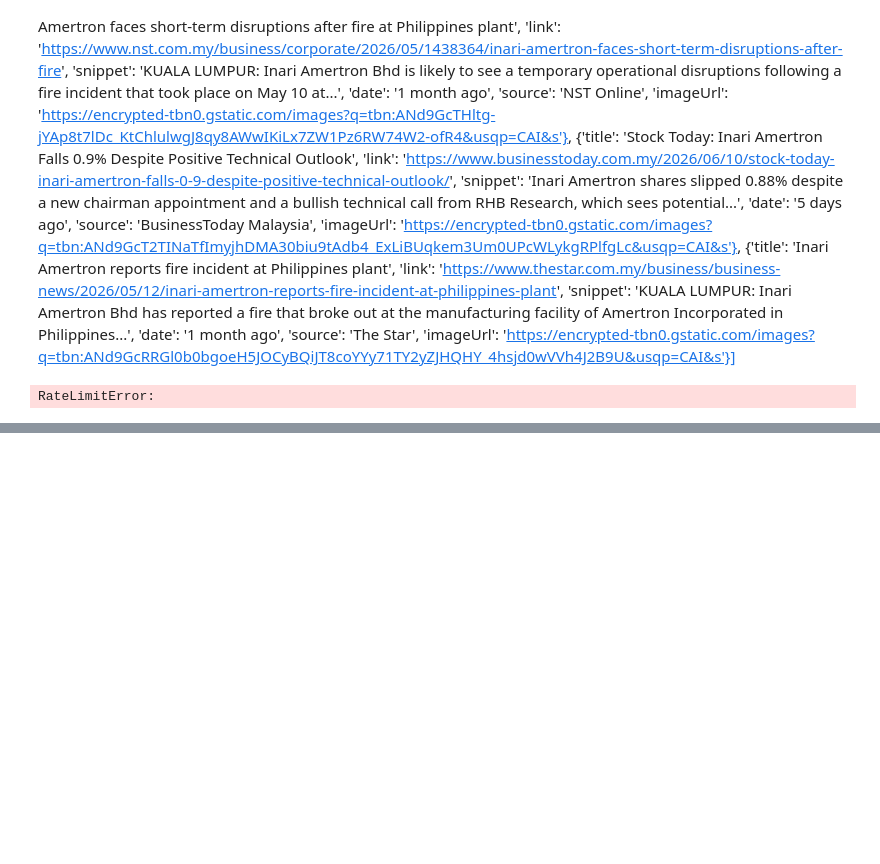
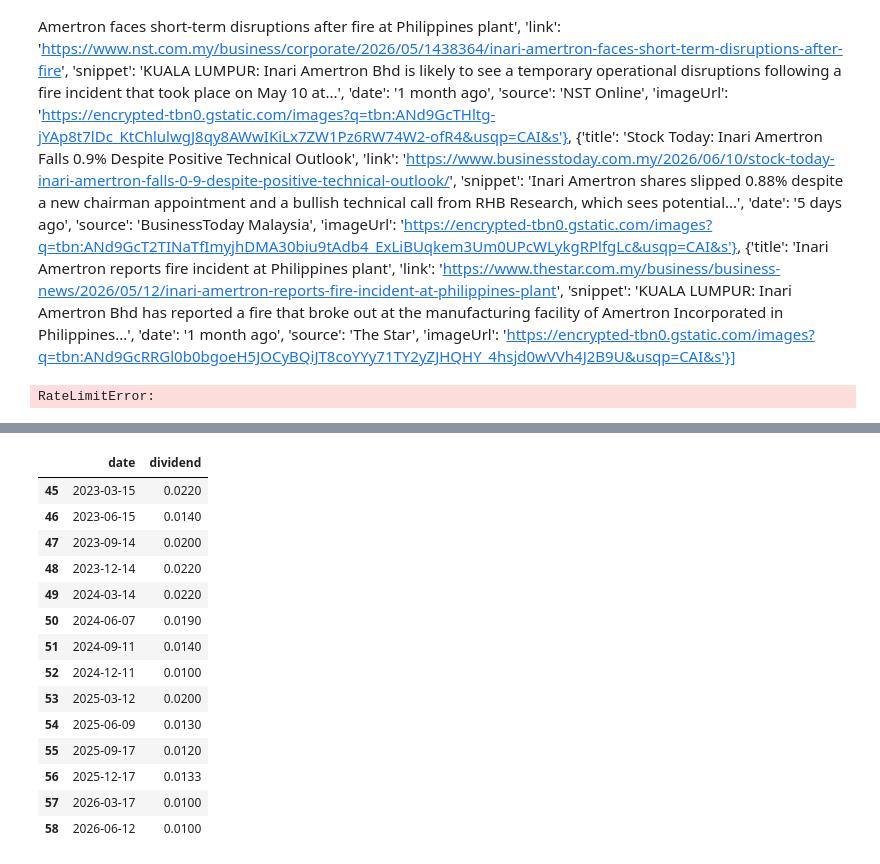
Before and after one commit to yeeislazy/stock_price_prediction, a Jupyter notebook: notebooks/test.ipynb, the cells around one changed output, grey strips where cells are left out. Cells and saved outputs as stored; diff of their text form; code cells hidden in the pictures; blank space fills up the shorter version.

```diff
--- a/notebooks/test.ipynb
+++ b/notebooks/test.ipynb
@@ -870,0 +989,19 @@ RateLimitError:
+# %%
+dividend_df = dividend_df[dividend_df["date"] >= pd.to_datetime("2023-01-01")]
+dividend_df
+# %% [output]
+|  | date | dividend |
+| 45 | 2023-03-15 | 0.0220 |
+| 46 | 2023-06-15 | 0.0140 |
+| 47 | 2023-09-14 | 0.0200 |
+| 48 | 2023-12-14 | 0.0220 |
+| 49 | 2024-03-14 | 0.0220 |
+| 50 | 2024-06-07 | 0.0190 |
+| 51 | 2024-09-11 | 0.0140 |
+| 52 | 2024-12-11 | 0.0100 |
+| 53 | 2025-03-12 | 0.0200 |
+| 54 | 2025-06-09 | 0.0130 |
+| 55 | 2025-09-17 | 0.0120 |
+| 56 | 2025-12-17 | 0.0133 |
+| 57 | 2026-03-17 | 0.0100 |
+| 58 | 2026-06-12 | 0.0100 |
```
Also changed, not shown: parts of 11 cells of this notebook, 8 other files.
